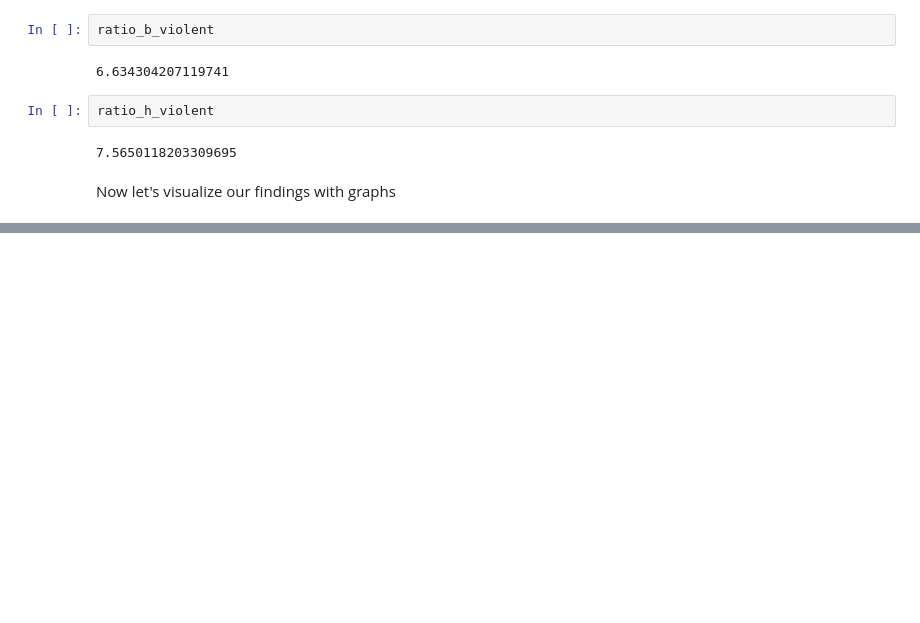
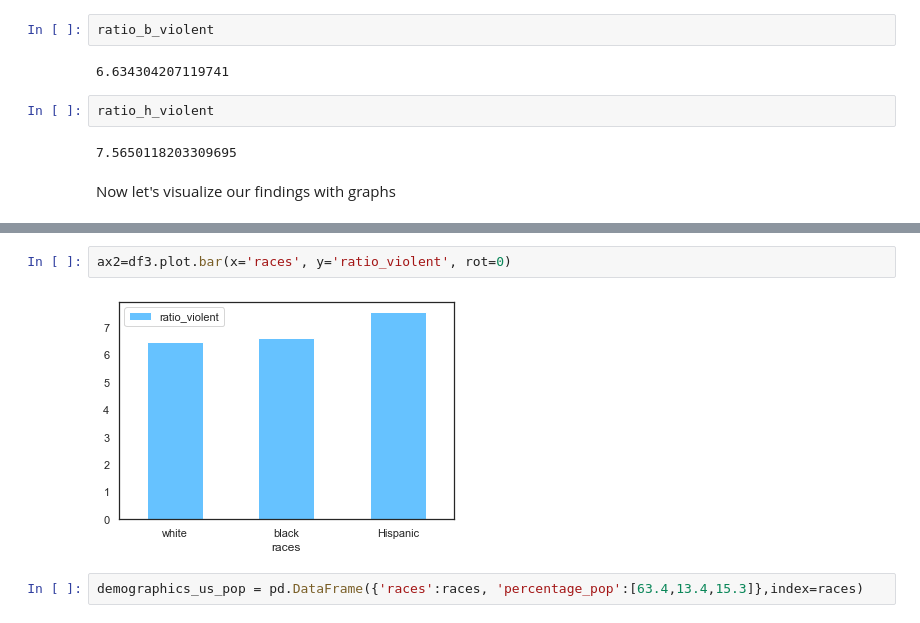
Before and after one commit to noirvin/DS11, a Jupyter notebook: Data Analysis on Fatal Police Shootings .ipynb, the cells around one changed output, grey strips where cells are left out. Cells and saved outputs as stored; diff of their text form; blank space fills up the shorter version.

```diff
--- a/Data Analysis on Fatal Police Shootings .ipynb
+++ b/Data Analysis on Fatal Police Shootings .ipynb
@@ -126,0 +133,6 @@ percentage_shot_array=[percentage_w_poeple_shot,percentage_b_poeple_shot,percent
+# %%
+ax2=df3.plot.bar(x='races', y='ratio_violent', rot=0)
+# %% [output]
+[figure, added]
+# %%
+demographics_us_pop = pd.DataFrame({'races':races, 'percentage_pop':[63.4,13.4,15.3]},index=races)
```
Also changed, not shown: parts of 6 cells of this notebook.
